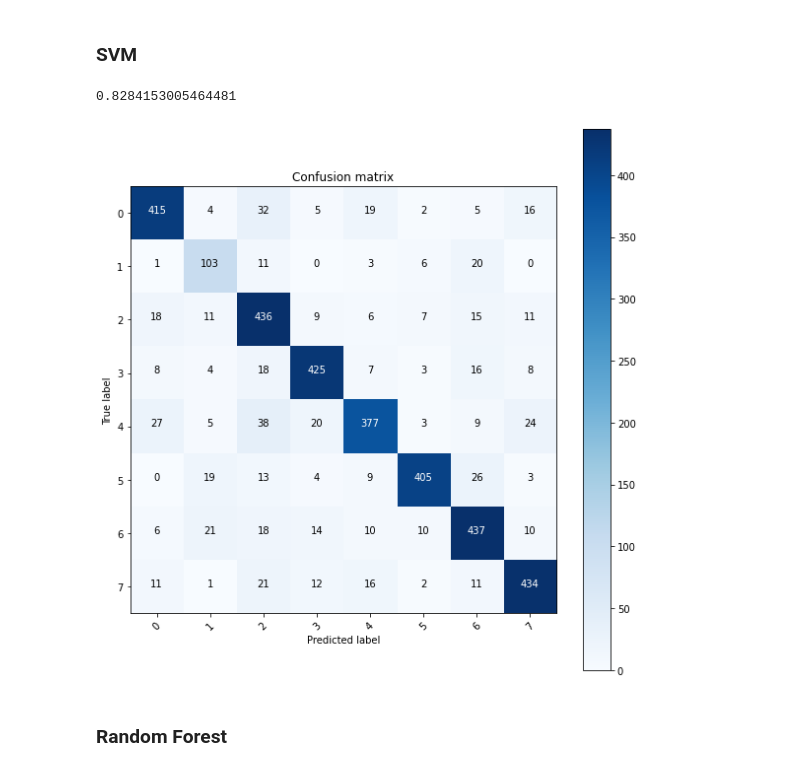
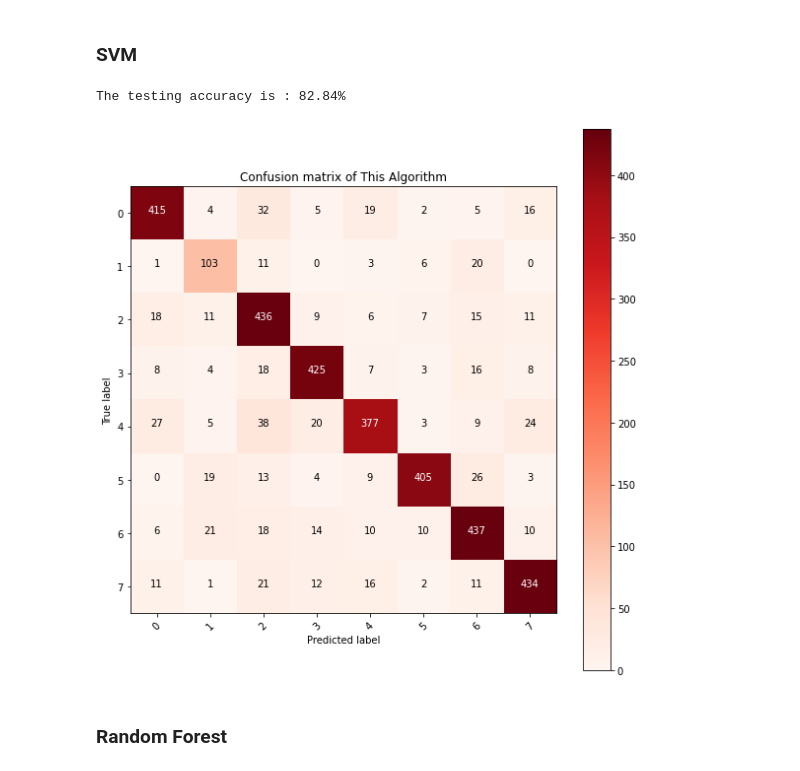
Before and after one commit to Sanjanathakal/CPE695FP, a Jupyter notebook: Algorithms.ipynb, the cells around one changed output. Saved outputs shown, nothing was run; the diff lists cells and outputs as text; code cells hidden in the pictures.

```diff
--- a/Algorithms.ipynb
+++ b/Algorithms.ipynb
@@ -116,14 +116,7 @@ x_train.shape, y_train.shape, x_test.shape, y_test.shape
 # %% [markdown]
 ### Code for confusion Matrix
 # %%
-def plot_confusion_matrix(cm, classes,
-                          normalize=False,
-                          title='Confusion matrix',
-                          cmap=plt.cm.Blues):
-    """
-    This function prints and plots the confusion matrix.
-    Normalization can be applied by setting `normalize=True`.
-    """
+def plot_confusion_matrix(cm, classes,normalize=False,title='Confusion matrix of This Algorithm',cmap=plt.cm.Reds):
     plt.figure(figsize=(8,8))
     plt.imshow(cm, interpolation='nearest', cmap=cmap)
     plt.title(title)
@@ -131,14 +124,9 @@ def plot_confusion_matrix(cm, classes,
     tick_marks = np.arange(len(classes))
     plt.xticks(tick_marks, classes, rotation=45)
     plt.yticks(tick_marks, classes)
-
-
-    thresh = cm.max() / 2.
+    threshold = cm.max() / 2.
     for i, j in itertools.product(range(cm.shape[0]), range(cm.shape[1])):
-        plt.text(j, i, cm[i, j],
-                 horizontalalignment="center",
-                 color="white" if cm[i, j] > thresh else "black")
-
+        plt.text(j, i, cm[i, j],horizontalalignment="center",color="white" if cm[i, j] > threshold else "black")
     plt.tight_layout()
     plt.ylabel('True label')
     plt.xlabel('Predicted label')
@@ -181,22 +154,23 @@ weighted avg       0.69      0.69      0.69      3660
 # %%
 from sklearn.svm import SVC
 import numpy as np
 import matplotlib as mpl
 from sklearn.model_selection import train_test_split
 from sklearn.model_selection import GridSearchCV
 
 parameters = {'kernel':('linear', 'rbf'), 'C':[1, 10]}
 svc=SVC()
 clf = GridSearchCV(svc, parameters)
-clf.fit(x_train, y_train.argmax(axis=1))
+clf.fit(x_train, y_train.argmax(axis = 1))
 
-y_pred=clf.predict(x_test)
-print("The testing accuracy is : {0.2f%}",100*(format(accuracy_score(y_true=y_test.argmax(axis=1),y_pred=y_pred))))
-C=confusion_matrix(y_test.argmax(axis=1), y_pred)
-plot_confusion_matrix(C,classes=list(set(Y.argmax(axis=1))))
+y_pred = clf.predict(x_test)
+accsvm = accuracy_score(y_true=y_test.argmax(axis = 1),y_pred = y_pred)
+print("The testing accuracy is : {:.2f}%".format(accsvm*100))
+C = confusion_matrix(y_test.argmax(axis = 1), y_pred)
+plot_confusion_matrix(C,classes = list(set(Y.argmax(axis = 1))))
 # %% [output]
-0.8284153005464481
+The testing accuracy is : 82.84%
-[figure, old version]
+[figure, new version]
 # %% [markdown]
 ### Random Forest
 # %%
```
Also changed, not shown: parts of 6 cells of this notebook.
